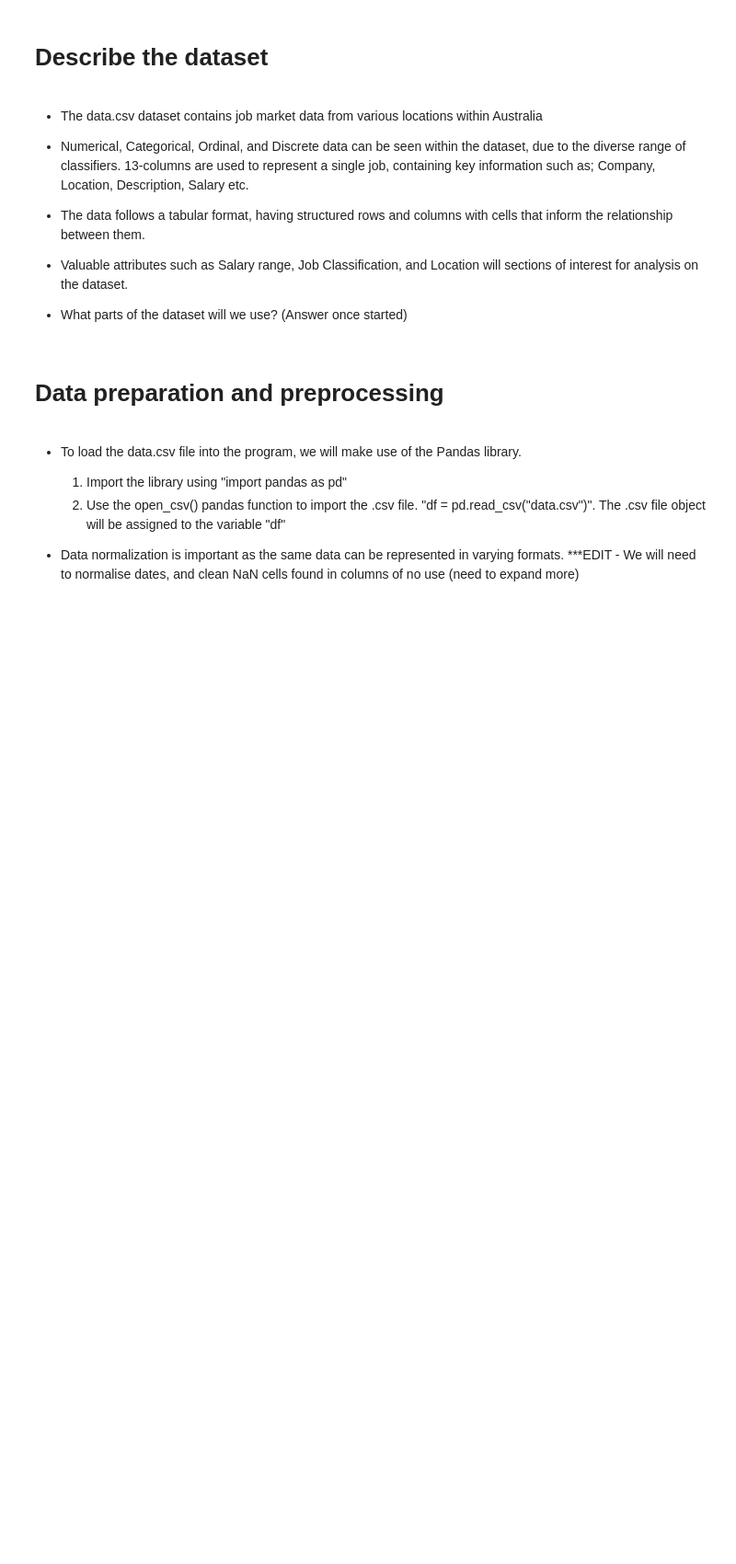
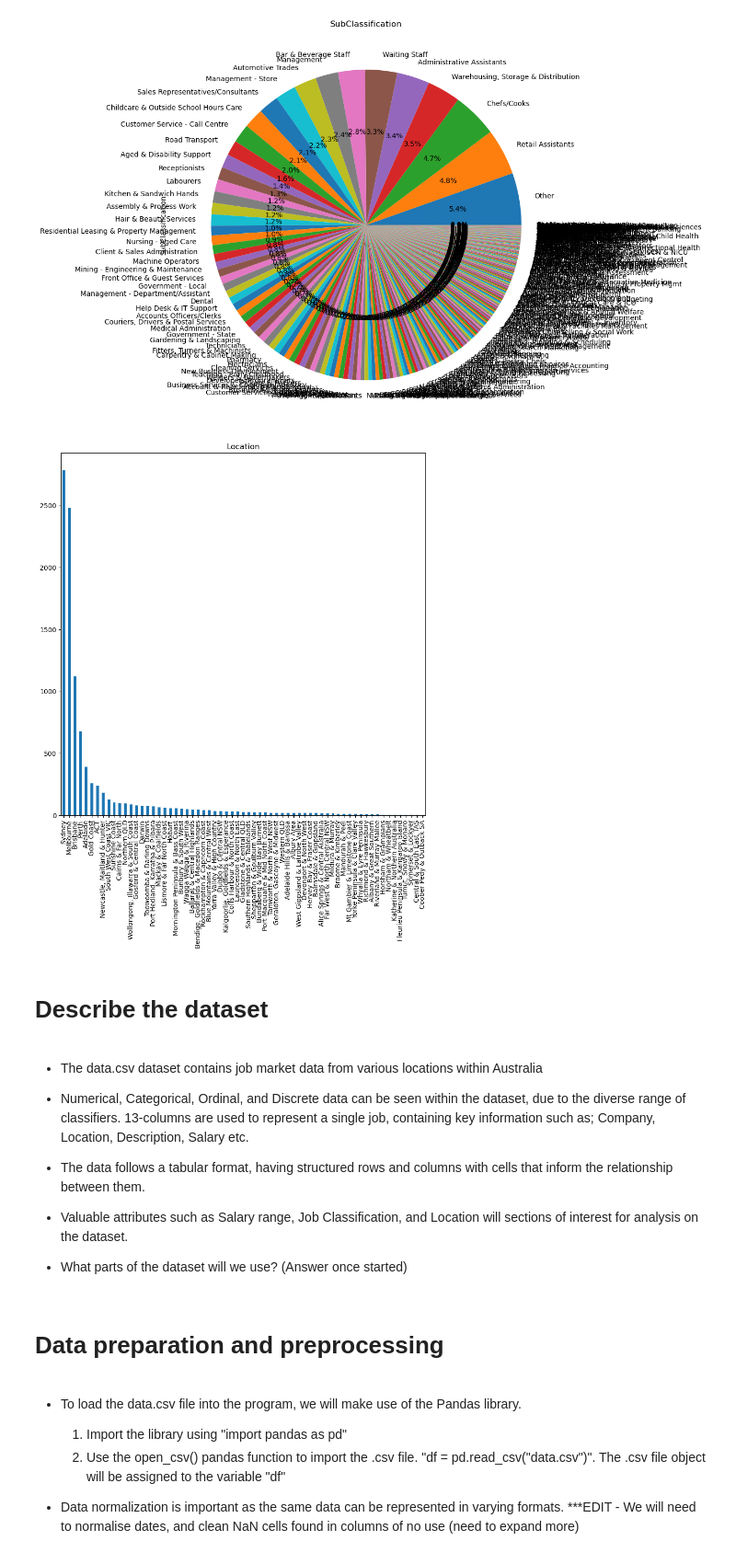
Before and after one commit to ToddNCooper/DataAnalyticsAssignment, a Jupyter notebook: rough_start.ipynb, the cells around one changed output. Shown at 92% size. Cells and saved outputs as stored; diff of their text form; code cells hidden in the pictures; blank space fills up the shorter version.

```diff
--- a/rough_start.ipynb
+++ b/rough_start.ipynb
@@ -65,3 +298,16 @@ df.size
+# %%
+#plot and display a pie chart for SubClassification column in seaborn
+df['SubClassification'].value_counts().plot(kind='pie', figsize=(10,10), autopct='%1.1f%%')
+plt.title("SubClassification")
+plt.show()
+
+#plot and display a seaborn chart for location column
+df['Location'].value_counts().plot(kind='bar', figsize=(10,10))
+plt.title("Location")
+plt.show()
+# %% [output]
+[figure, added]
+[figure, added]
 # %% [markdown]
 # Describe the dataset
 # %% [markdown]
```
Also changed, not shown: parts of 17 cells of this notebook.
